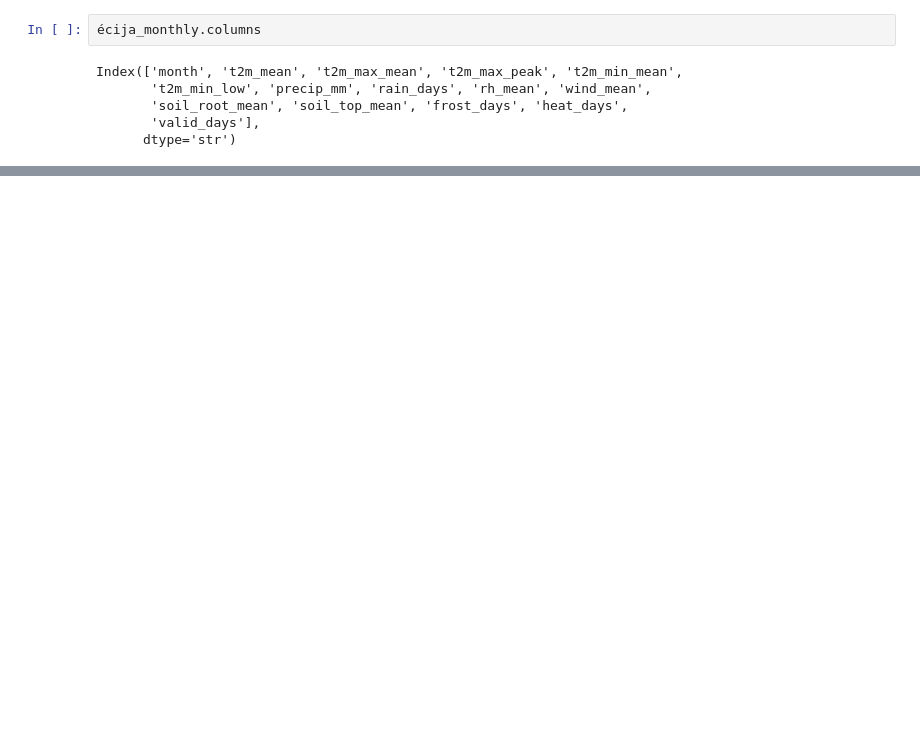
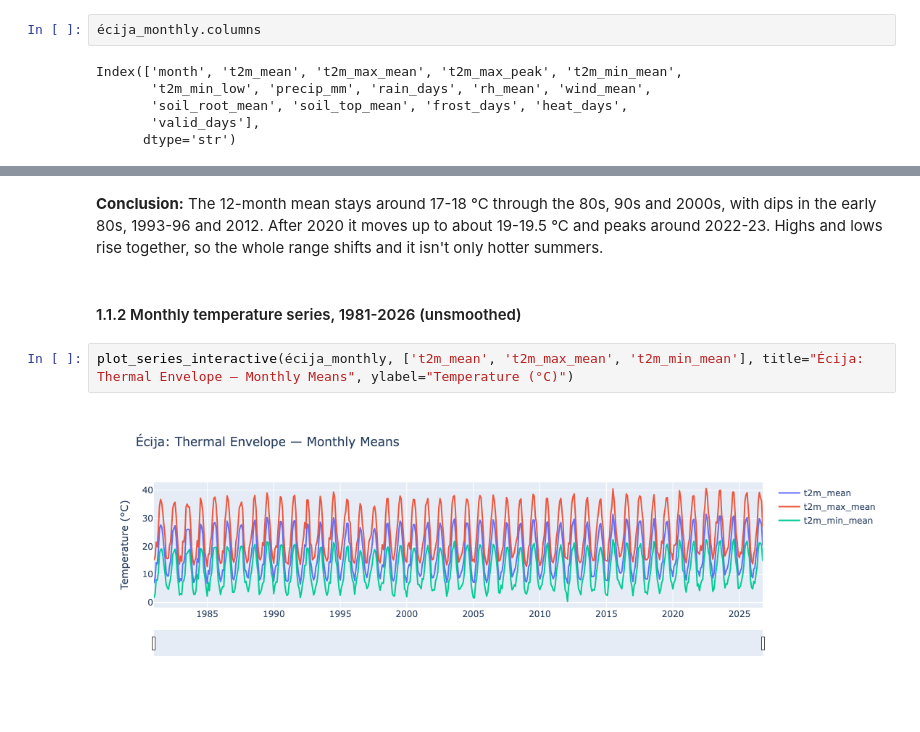
Before and after one commit to MaksimDar/field-shift-crop-rotation-advisor, a Jupyter notebook: notebooks/ 06_eda.ipynb, the cells around one changed output, grey strips where cells are left out. Saved outputs shown, nothing was run; the diff lists cells and outputs as text; blank space fills up the shorter version.

```diff
--- a/notebooks/ 06_eda.ipynb
+++ b/notebooks/ 06_eda.ipynb
@@ -111,0 +91,8 @@ plot_rolling_trend(écija_monthly, "t2m_mean", title="Écija: mean temperature",
+# %% [markdown]
+**Conclusion:** The 12-month mean stays around 17-18 °C through the 80s, 90s and 2000s, with dips in the early 80s, 1993-96 and 2012. After 2020 it moves up to about 19-19.5 °C and peaks around 2022-23. Highs and lows rise together, so the whole range shifts and it isn't only hotter summers.
+# %% [markdown]
+#### 1.1.2 Monthly temperature series, 1981-2026 (unsmoothed)
+# %%
+plot_series_interactive(écija_monthly, ['t2m_mean', 't2m_max_mean', 't2m_min_mean'], title="Écija: Thermal Envelope — Monthly Means", ylabel="Temperature (°C)")
+# %% [output]
+[figure, added]
```
Also changed, not shown: parts of 60 cells of this notebook, 3 other files.
